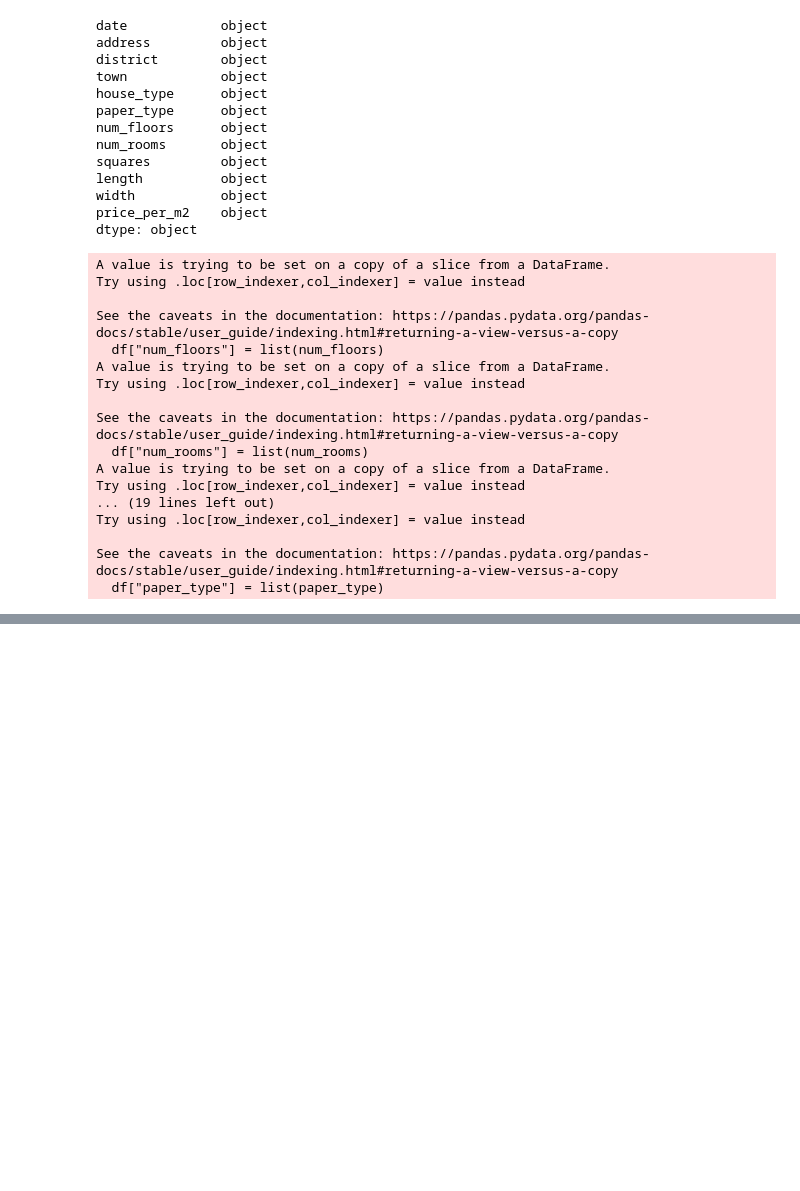
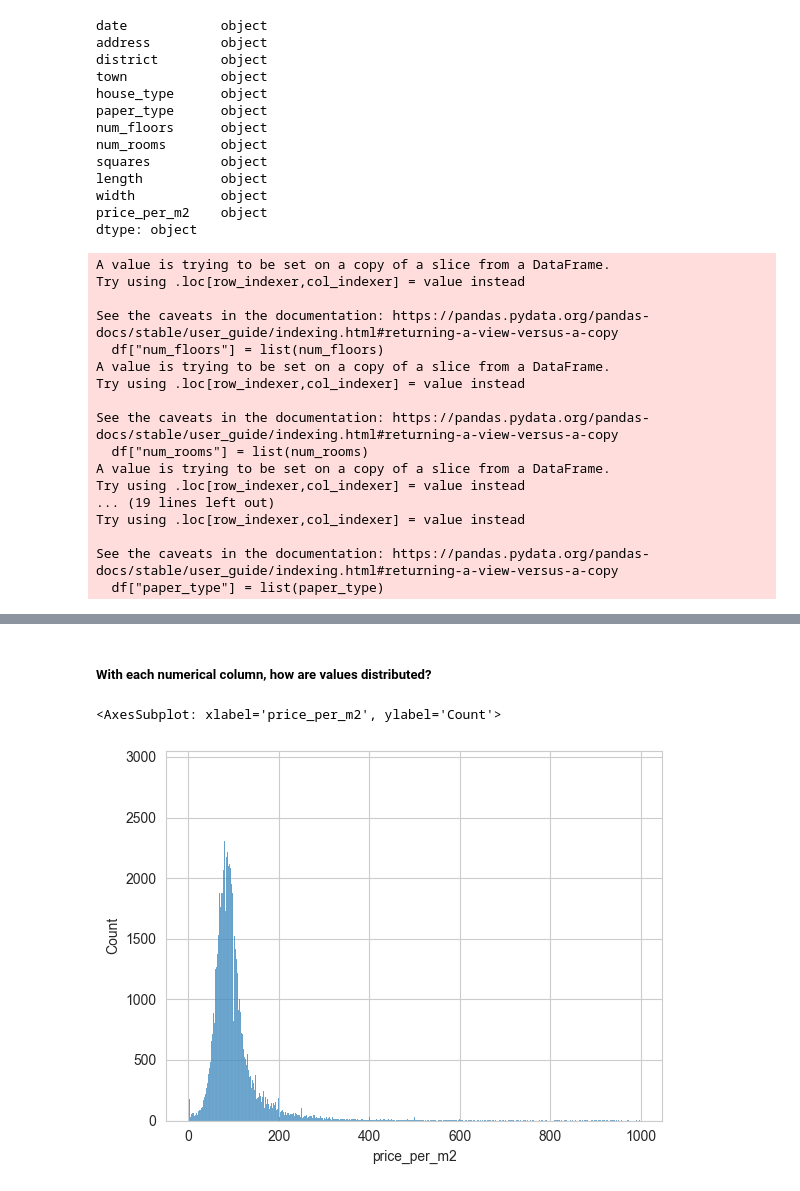
Before and after one commit to nnaaaa/VietNamHousing, a Jupyter notebook: src/data/exploration.ipynb, the cells around one changed output, grey strips where cells are left out. Drawn from its saved outputs; the diff is of its cells as text; code cells hidden in the pictures; blank space fills up the shorter version.

```diff
--- a/src/data/exploration.ipynb
+++ b/src/data/exploration.ipynb
@@ -194,5 +196,9 @@ Try using .loc[row_indexer,col_indexer] = value instead
 See the caveats in the documentation: https://pandas.pydata.org/pandas-docs/stable/user_guide/indexing.html#returning-a-view-versus-a-copy
   df["paper_type"] = list(paper_type)
 # %%
-df
+
+indexAge = df[ (df['length'] >= 1000) | (df['width'] >= 1000) | (df['squares'] >= 1000)].index
+df.drop(indexAge , inplace=True)
+# Phan Huy drop price value 0!
+df = df[(df['price_per_m2'] != 0.0)]
 # %% [output]
@@ -212,2 +225,13 @@ df
 # %%
 df.to_csv("../../data/processed/VN_housing_dataset.csv", index=False)
+# %% [markdown]
+<h5>With each numerical column, how are values distributed?</h5>
+# %%
+import seaborn as sns
+
+sns.set_style("whitegrid")# Set dạng hiển thị: darkgrid, whitegrid, dark, white, ticks
+# %%
+sns.histplot(df['price_per_m2'])
+# %% [output]
+<AxesSubplot: xlabel='price_per_m2', ylabel='Count'>
+[figure, added]
```
Also changed, not shown: parts of 22 cells of this notebook, 1 other file.
